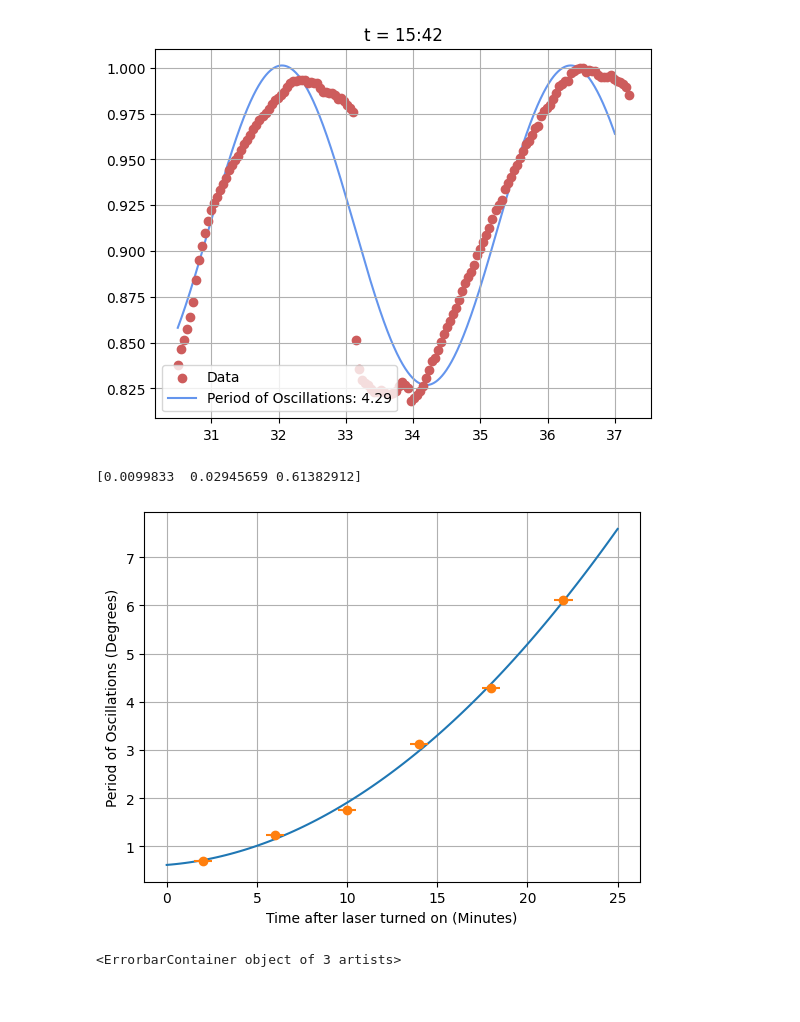
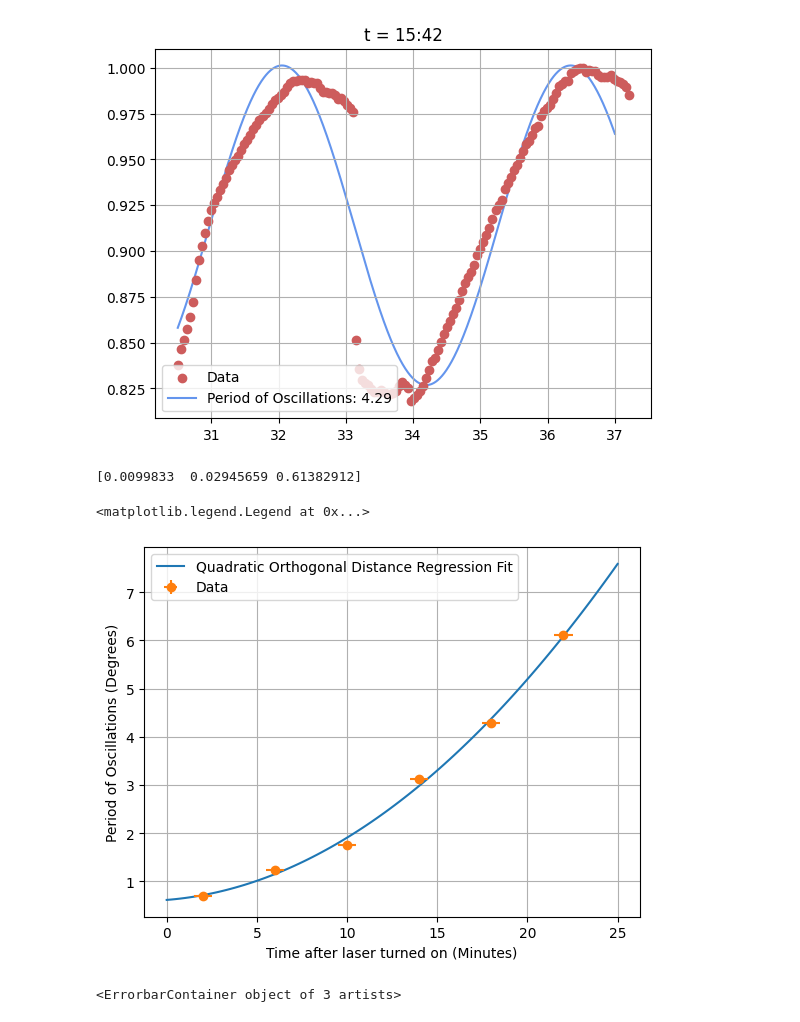
Before and after one commit to daraghhollman/UCD_PASS_Labs, a Jupyter notebook: Surface_Plasmons/Python/surfacePlasmonsAnalysis.ipynb, the cells around one changed output. Cells and saved outputs as stored; diff of their text form; code cells hidden in the pictures.

```diff
--- a/Surface_Plasmons/Python/surfacePlasmonsAnalysis.ipynb
+++ b/Surface_Plasmons/Python/surfacePlasmonsAnalysis.ipynb
@@ -240,30 +240,32 @@ print(uncertainties)
 # %%
 times = [2, 6, 10, 14, 18, 22]
 uTime = 0.5 # minutes
 
 def QuadFunc(p, x):
     A, B, C = p
     return A*x**2 + B*x + C
 
 quadModel = Model(QuadFunc)
 
 data = RealData(times, periods)
 
 odr = ODR(data, quadModel, beta0=[1, 1, 1])
 
 out = odr.run()
 print(out.beta)
 t = np.linspace(0, 25, 100)
 
-plt.plot(t, QuadFunc(out.beta, t))
+plt.plot(t, QuadFunc(out.beta, t), label="Quadratic Orthogonal Distance Regression Fit")
 
-plt.errorbar(times, periods, xerr=uTime, yerr=uncertainties, fmt="o")
+plt.errorbar(times, periods, xerr=uTime, yerr=uncertainties, fmt="o", label="Data")
 plt.xlabel("Time after laser turned on (Minutes)")
 plt.ylabel("Period of Oscillations (Degrees)")
 plt.grid()
+plt.legend()
 # %% [output]
 [0.0099833  0.02945659 0.61382912]
+<matplotlib.legend.Legend at 0x...>
-[figure, old version]
+[figure, new version]
 # %%
 stilldata01 = LoadFile("13nm/still/still01.txt")
 
```
Also changed, not shown: 14 other files.
